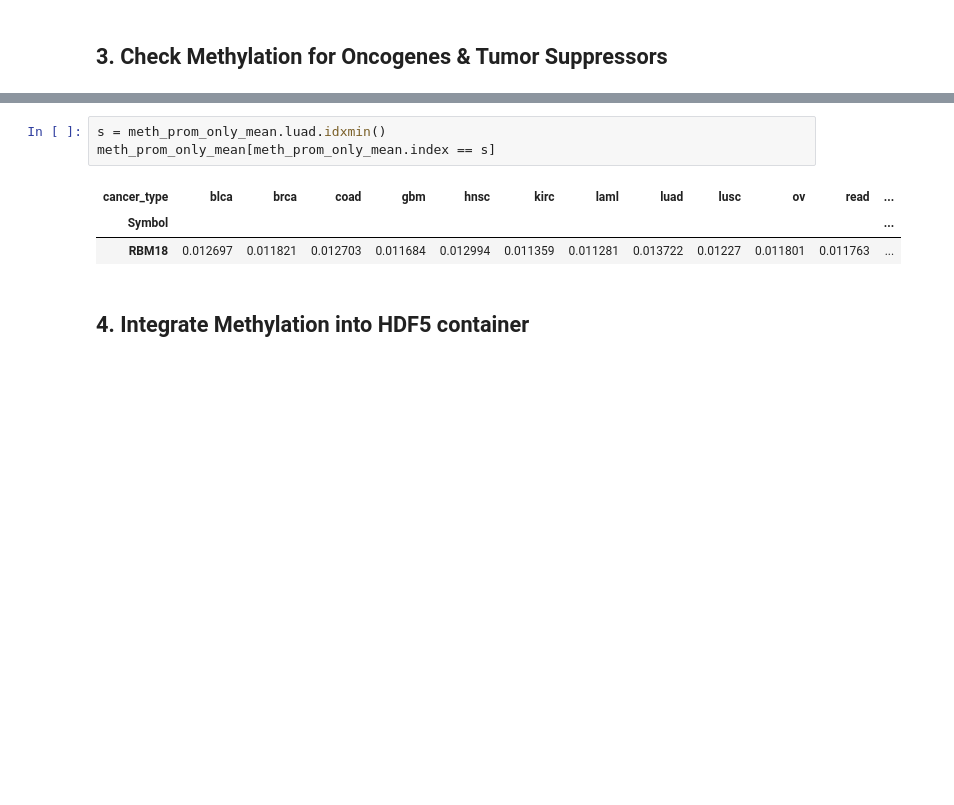
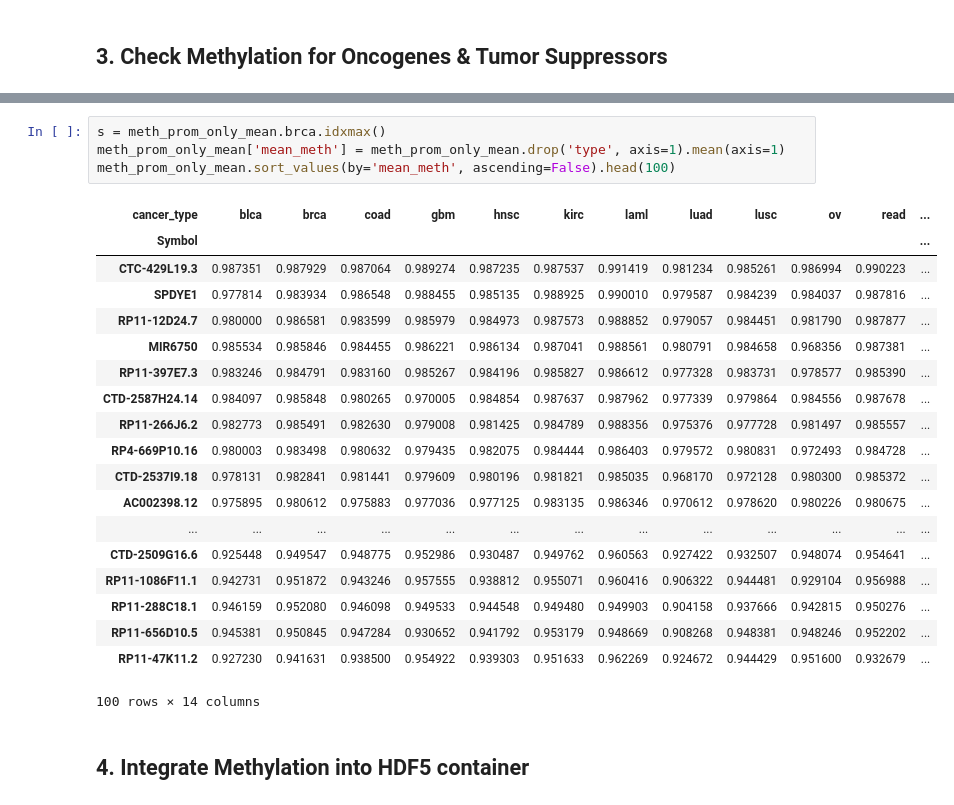
Before and after one commit to schulter/EMOGI, a Jupyter notebook: pancancer/methylation/build_methylation_container.ipynb, the cells around one changed output, grey strips where cells are left out. Cells and saved outputs as stored; diff of their text form; blank space fills up the shorter version.

```diff
--- a/pancancer/methylation/build_methylation_container.ipynb
+++ b/pancancer/methylation/build_methylation_container.ipynb
@@ -212,10 +213,27 @@ Name: type, dtype: int64
-# %%
-s = meth_prom_only_mean.luad.idxmin()
-meth_prom_only_mean[meth_prom_only_mean.index == s]
-# %% [output]
-| cancer_type | blca | brca | coad | gbm | hnsc | kirc | laml | luad | lusc | ov | read | ... |
-| Symbol |  |  |  |  |  |  |  |  |  |  |  | ... |
-| RBM18 | 0.012697 | 0.011821 | 0.012703 | 0.011684 | 0.012994 | 0.011359 | 0.011281 | 0.013722 | 0.01227 | 0.011801 | 0.011763 | ... |
+# %%
+s = meth_prom_only_mean.brca.idxmax()
+meth_prom_only_mean['mean_meth'] = meth_prom_only_mean.drop('type', axis=1).mean(axis=1)
+meth_prom_only_mean.sort_values(by='mean_meth', ascending=False).head(100)
+# %% [output]
+| cancer_type | blca | brca | coad | gbm | hnsc | kirc | laml | luad | lusc | ov | read | ... |
+| Symbol |  |  |  |  |  |  |  |  |  |  |  | ... |
+| CTC-429L19.3 | 0.987351 | 0.987929 | 0.987064 | 0.989274 | 0.987235 | 0.987537 | 0.991419 | 0.981234 | 0.985261 | 0.986994 | 0.990223 | ... |
+| SPDYE1 | 0.977814 | 0.983934 | 0.986548 | 0.988455 | 0.985135 | 0.988925 | 0.990010 | 0.979587 | 0.984239 | 0.984037 | 0.987816 | ... |
+| RP11-12D24.7 | 0.980000 | 0.986581 | 0.983599 | 0.985979 | 0.984973 | 0.987573 | 0.988852 | 0.979057 | 0.984451 | 0.981790 | 0.987877 | ... |
+| MIR6750 | 0.985534 | 0.985846 | 0.984455 | 0.986221 | 0.986134 | 0.987041 | 0.988561 | 0.980791 | 0.984658 | 0.968356 | 0.987381 | ... |
+| RP11-397E7.3 | 0.983246 | 0.984791 | 0.983160 | 0.985267 | 0.984196 | 0.985827 | 0.986612 | 0.977328 | 0.983731 | 0.978577 | 0.985390 | ... |
+| CTD-2587H24.14 | 0.984097 | 0.985848 | 0.980265 | 0.970005 | 0.984854 | 0.987637 | 0.987962 | 0.977339 | 0.979864 | 0.984556 | 0.987678 | ... |
+| RP11-266J6.2 | 0.982773 | 0.985491 | 0.982630 | 0.979008 | 0.981425 | 0.984789 | 0.988356 | 0.975376 | 0.977728 | 0.981497 | 0.985557 | ... |
+| RP4-669P10.16 | 0.980003 | 0.983498 | 0.980632 | 0.979435 | 0.982075 | 0.984444 | 0.986403 | 0.979572 | 0.980831 | 0.972493 | 0.984728 | ... |
+| CTD-2537I9.18 | 0.978131 | 0.982841 | 0.981441 | 0.979609 | 0.980196 | 0.981821 | 0.985035 | 0.968170 | 0.972128 | 0.980300 | 0.985372 | ... |
+| AC002398.12 | 0.975895 | 0.980612 | 0.975883 | 0.977036 | 0.977125 | 0.983135 | 0.986346 | 0.970612 | 0.978620 | 0.980226 | 0.980675 | ... |
+| ... | ... | ... | ... | ... | ... | ... | ... | ... | ... | ... | ... | ... |
+| CTD-2509G16.6 | 0.925448 | 0.949547 | 0.948775 | 0.952986 | 0.930487 | 0.949762 | 0.960563 | 0.927422 | 0.932507 | 0.948074 | 0.954641 | ... |
+| RP11-1086F11.1 | 0.942731 | 0.951872 | 0.943246 | 0.957555 | 0.938812 | 0.955071 | 0.960416 | 0.906322 | 0.944481 | 0.929104 | 0.956988 | ... |
+| RP11-288C18.1 | 0.946159 | 0.952080 | 0.946098 | 0.949533 | 0.944548 | 0.949480 | 0.949903 | 0.904158 | 0.937666 | 0.942815 | 0.950276 | ... |
+| RP11-656D10.5 | 0.945381 | 0.950845 | 0.947284 | 0.930652 | 0.941792 | 0.953179 | 0.948669 | 0.908268 | 0.948381 | 0.948246 | 0.952202 | ... |
+| RP11-47K11.2 | 0.927230 | 0.941631 | 0.938500 | 0.954922 | 0.939303 | 0.951633 | 0.962269 | 0.924672 | 0.944429 | 0.951600 | 0.932679 | ... |
+100 rows × 14 columns
 # %% [markdown]
 ## 4. Integrate Methylation into HDF5 container
 # %%
```
Also changed, not shown: parts of 9 cells of this notebook, 4 other files.
